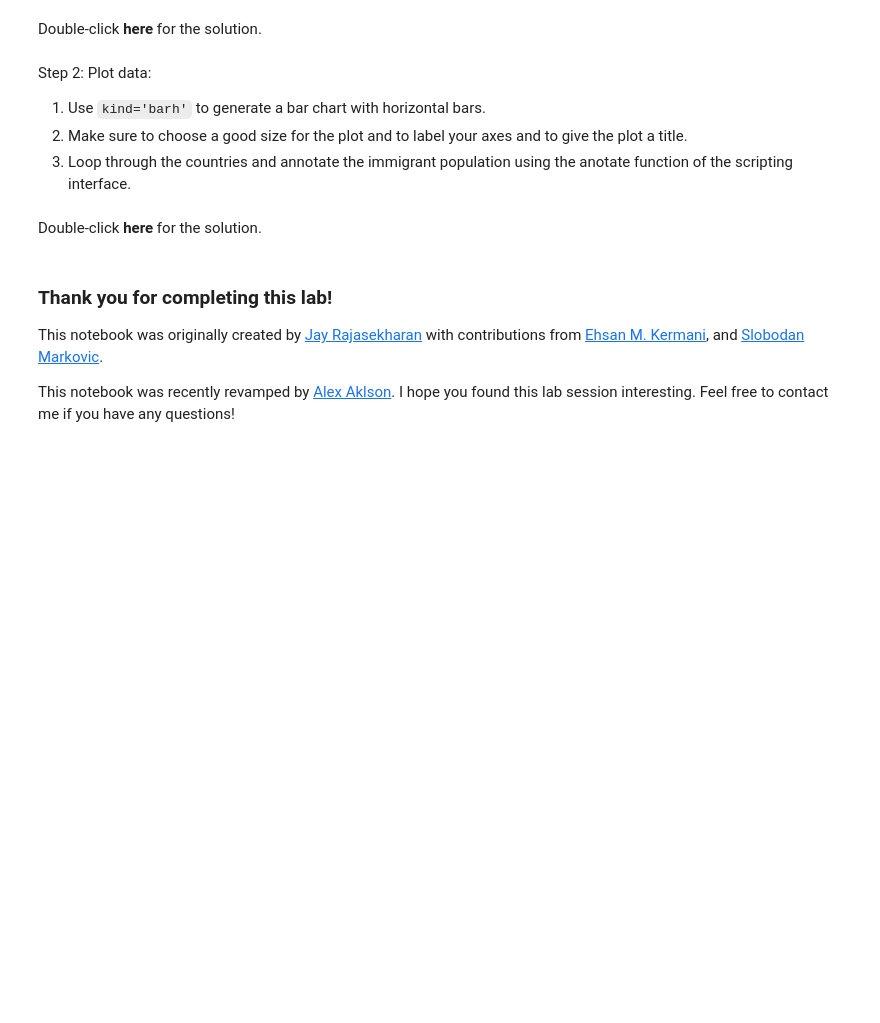
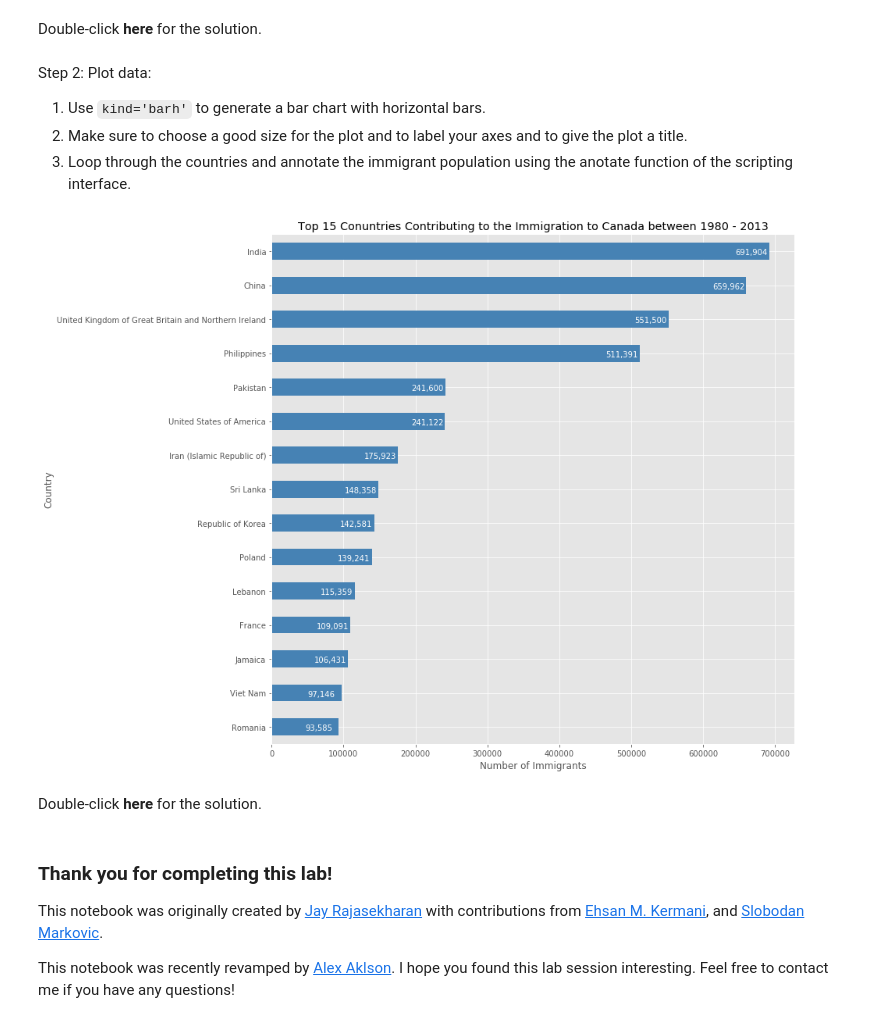
Before and after one commit to abhi-2693/CognitiveClasses, a Jupyter notebook: DataVisualizationwithPython/Lab course/DV0101EN-2-2-1-Area-Plots-Histograms-and-Bar-Charts-py-v2.0.ipynb, the cells around one changed output. Saved outputs shown, nothing was run; the diff lists cells and outputs as text; code cells hidden in the pictures; blank space fills up the shorter version.

```diff
--- a/DataVisualizationwithPython/Lab course/DV0101EN-2-2-1-Area-Plots-Histograms-and-Bar-Charts-py-v2.0.ipynb
+++ b/DataVisualizationwithPython/Lab course/DV0101EN-2-2-1-Area-Plots-Histograms-and-Bar-Charts-py-v2.0.ipynb
@@ -634,0 +734,7 @@ Step 1: Get the data pertaining to the top 15 countries.
+# %%
+# sort dataframe on 'Total' column (descending)
+df_can.sort_values(by='Total', ascending=True, inplace=True)
+
+# get top 15 countries
+df_top15 = df_can['Total'].tail(15)
+df_top15
@@ -654,3 +776,19 @@ Step 2: Plot data:
+# %%
+# generate plot
+df_top15.plot(kind='barh', figsize=(12, 12), color='steelblue')
+plt.xlabel('Number of Immigrants')
+plt.title('Top 15 Conuntries Contributing to the Immigration to Canada between 1980 - 2013')
+
+# annotate value labels to each country
+for index, value in enumerate(df_top15):
+    label = format(int(value), ',') # format int with commas
+
+    # place text at the end of bar (subtracting 47000 from x, and 0.1 from y to make it fit within the bar)
+    plt.annotate(label, xy=(value - 47000, index - 0.10), color='white')
+
+plt.show()
+# %% [output]
+[figure, added]
 # %% [markdown]
 Double-click __here__ for the solution.
 <!-- The correct answer is:
```
Also changed, not shown: parts of 23 cells of this notebook.
